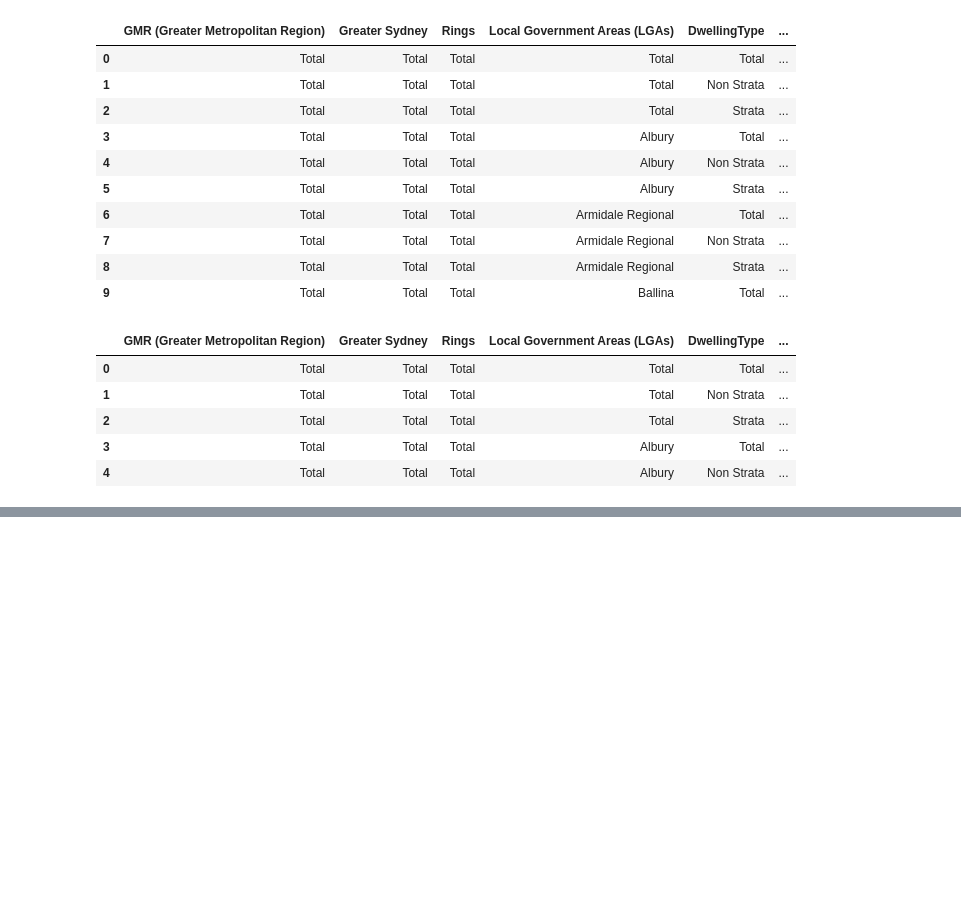
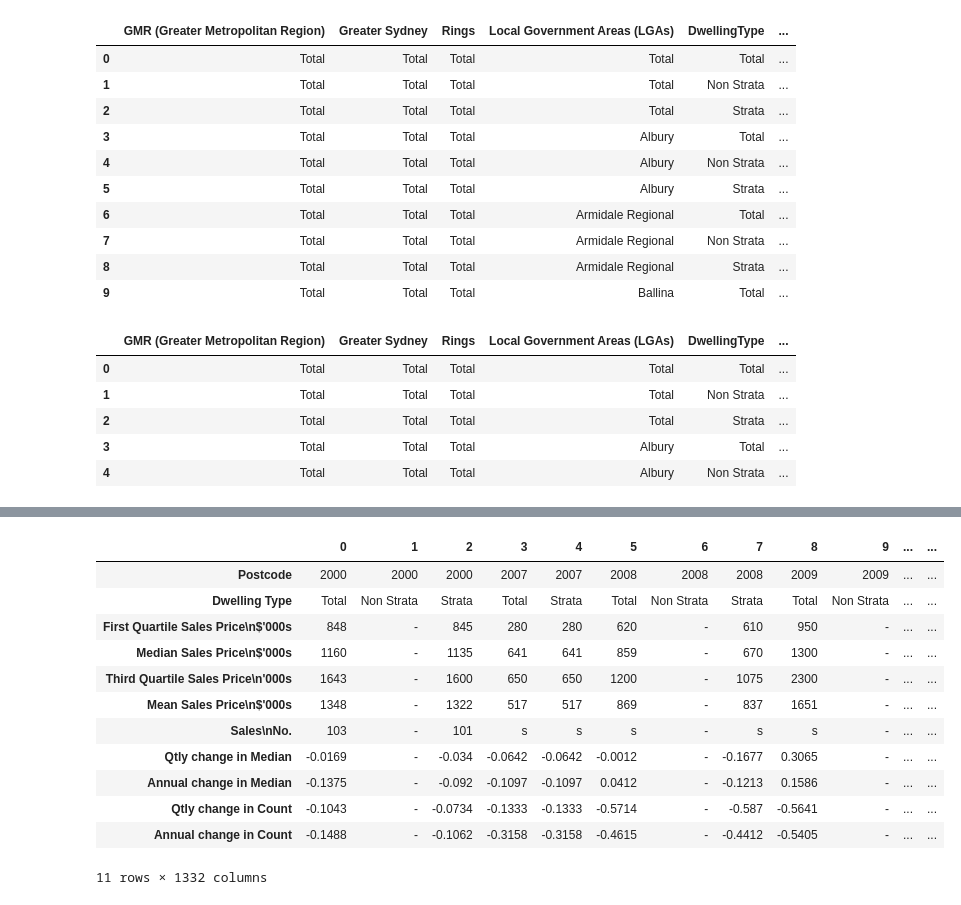
Before and after one commit to Hamza-cmd/Comp257-Project, a Jupyter notebook: SalesTable.ipynb, the cells around one changed output, grey strips where cells are left out. Saved outputs shown, nothing was run; the diff lists cells and outputs as text; code cells hidden in the pictures; blank space fills up the shorter version.

```diff
--- a/SalesTable.ipynb
+++ b/SalesTable.ipynb
@@ -44,0 +73,16 @@ LGA.head()
+# %%
+postcode.transpose()
+# %% [output]
+|  | 0 | 1 | 2 | 3 | 4 | 5 | 6 | 7 | 8 | 9 | ... | ... |
+| Postcode | 2000 | 2000 | 2000 | 2007 | 2007 | 2008 | 2008 | 2008 | 2009 | 2009 | ... | ... |
+| Dwelling Type | Total | Non Strata | Strata | Total | Strata | Total | Non Strata | Strata | Total | Non Strata | ... | ... |
+| First Quartile Sales Price\n$'000s | 848 | - | 845 | 280 | 280 | 620 | - | 610 | 950 | - | ... | ... |
+| Median Sales Price\n$'000s | 1160 | - | 1135 | 641 | 641 | 859 | - | 670 | 1300 | - | ... | ... |
+| Third Quartile Sales Price\n'000s | 1643 | - | 1600 | 650 | 650 | 1200 | - | 1075 | 2300 | - | ... | ... |
+| Mean Sales Price\n$'000s | 1348 | - | 1322 | 517 | 517 | 869 | - | 837 | 1651 | - | ... | ... |
+| Sales\nNo. | 103 | - | 101 | s | s | s | - | s | s | - | ... | ... |
+| Qtly change in Median | -0.0169 | - | -0.034 | -0.0642 | -0.0642 | -0.0012 | - | -0.1677 | 0.3065 | - | ... | ... |
+| Annual change in Median | -0.1375 | - | -0.092 | -0.1097 | -0.1097 | 0.0412 | - | -0.1213 | 0.1586 | - | ... | ... |
+| Qtly change in Count | -0.1043 | - | -0.0734 | -0.1333 | -0.1333 | -0.5714 | - | -0.587 | -0.5641 | - | ... | ... |
+| Annual change in Count | -0.1488 | - | -0.1062 | -0.3158 | -0.3158 | -0.4615 | - | -0.4412 | -0.5405 | - | ... | ... |
+11 rows × 1332 columns
```
Also changed, not shown: parts of 2 cells of this notebook.
